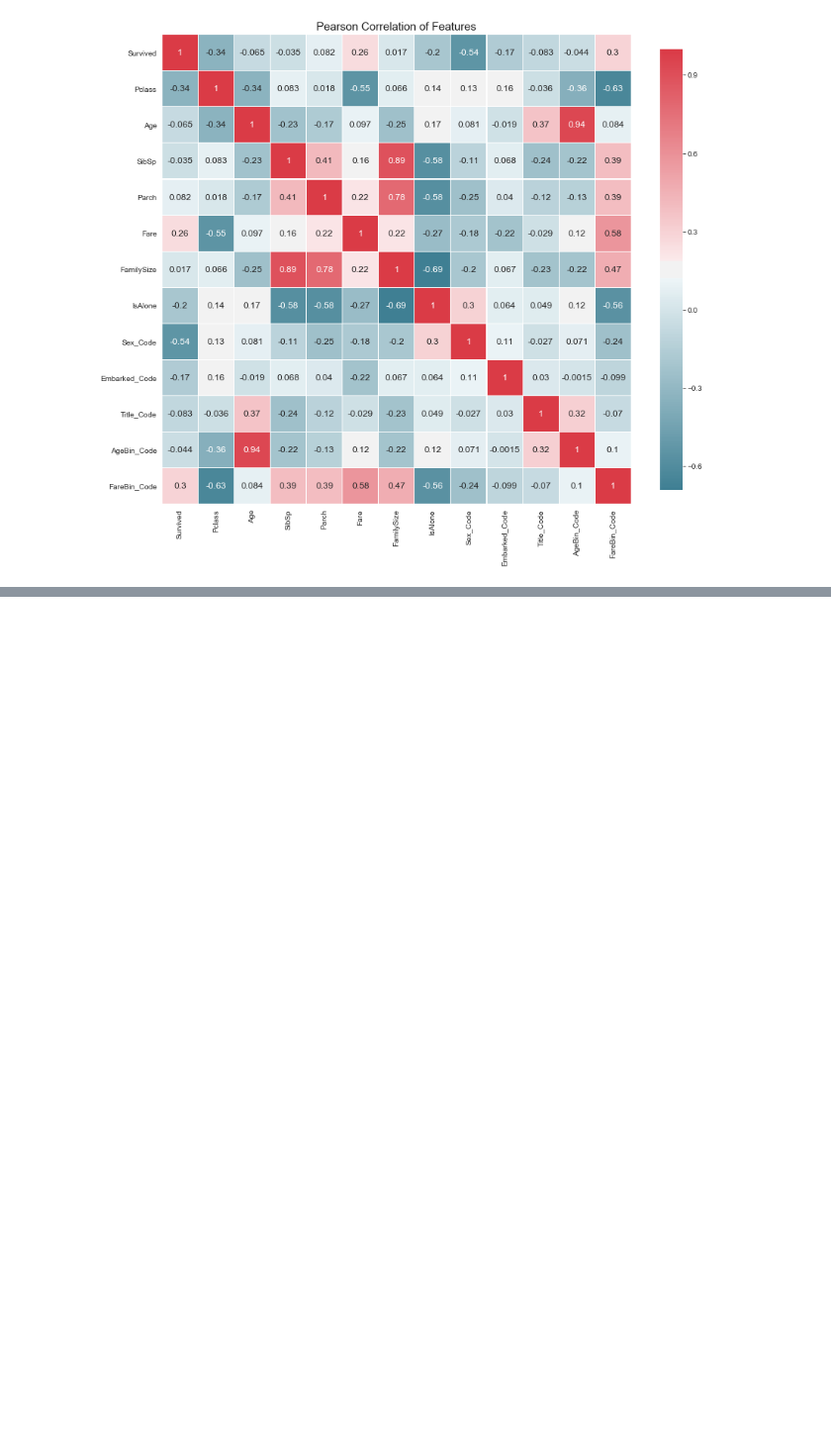
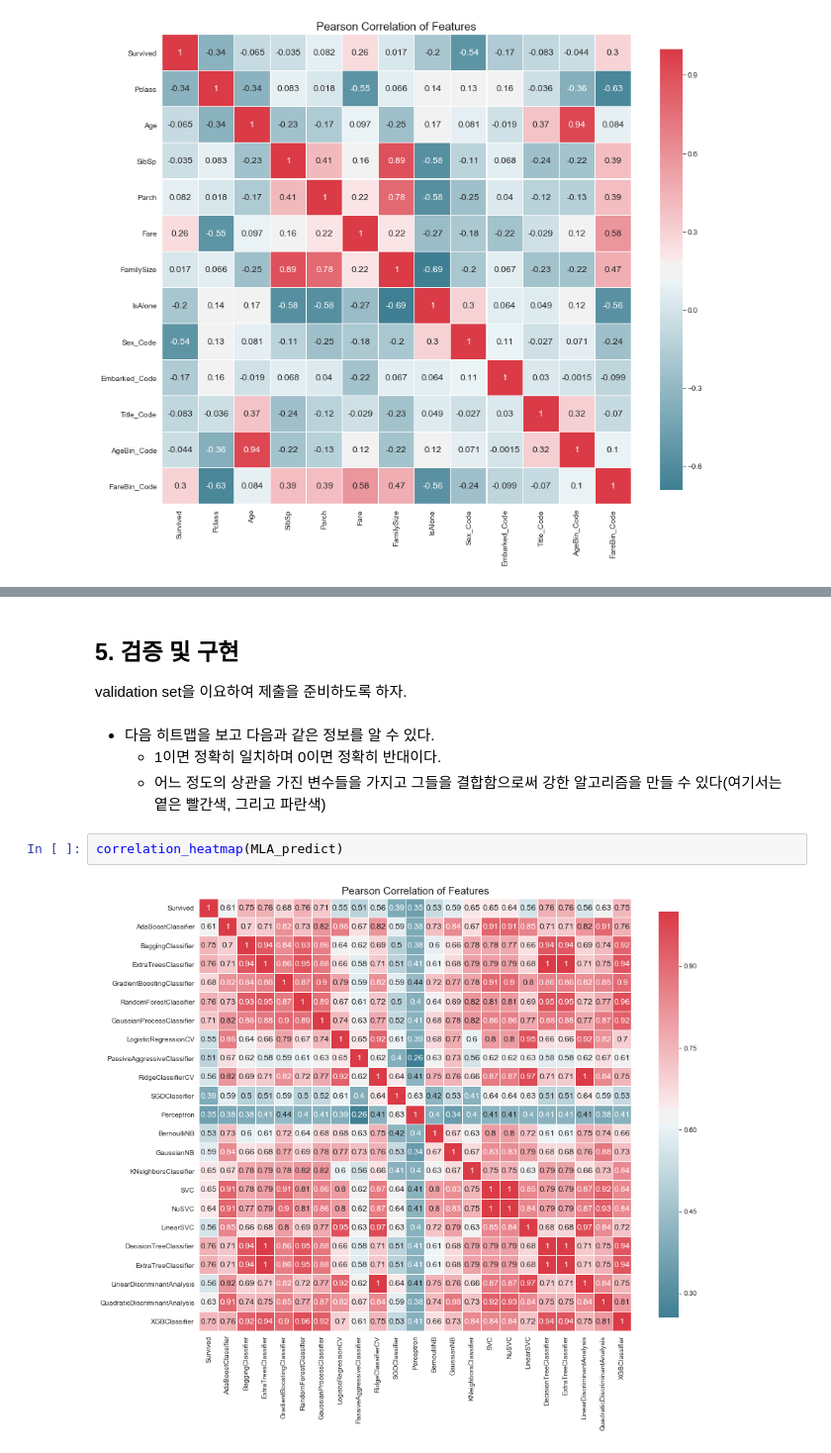
Before and after one commit to jjonhwa/Kaggle_practice, a Jupyter notebook: source/3번째 타이타닉.ipynb, the cells around one changed output, grey strips where cells are left out. Shown at 99% size. Cells and saved outputs as stored; diff of their text form; blank space fills up the shorter version.

```diff
--- a/source/3번째 타이타닉.ipynb
+++ b/source/3번째 타이타닉.ipynb
@@ -604,0 +1062,11 @@ correlation_heatmap(data1)
+# %% [markdown]
+## 5. 검증 및 구현
+validation set을 이요하여 제출을 준비하도록 하자.
+# %% [markdown]
+* 다음 히트맵을 보고 다음과 같은 정보를 알 수 있다.
+    * 1이면 정확히 일치하며 0이면 정확히 반대이다.
+    * 어느 정도의 상관을 가진 변수들을 가지고 그들을 결합함으로써 강한 알고리즘을 만들 수 있다(여기서는 옅은 빨간색, 그리고 파란색)
+# %%
+correlation_heatmap(MLA_predict)
+# %% [output]
+[figure, added]
```
Also changed, not shown: parts of 41 cells of this notebook.
